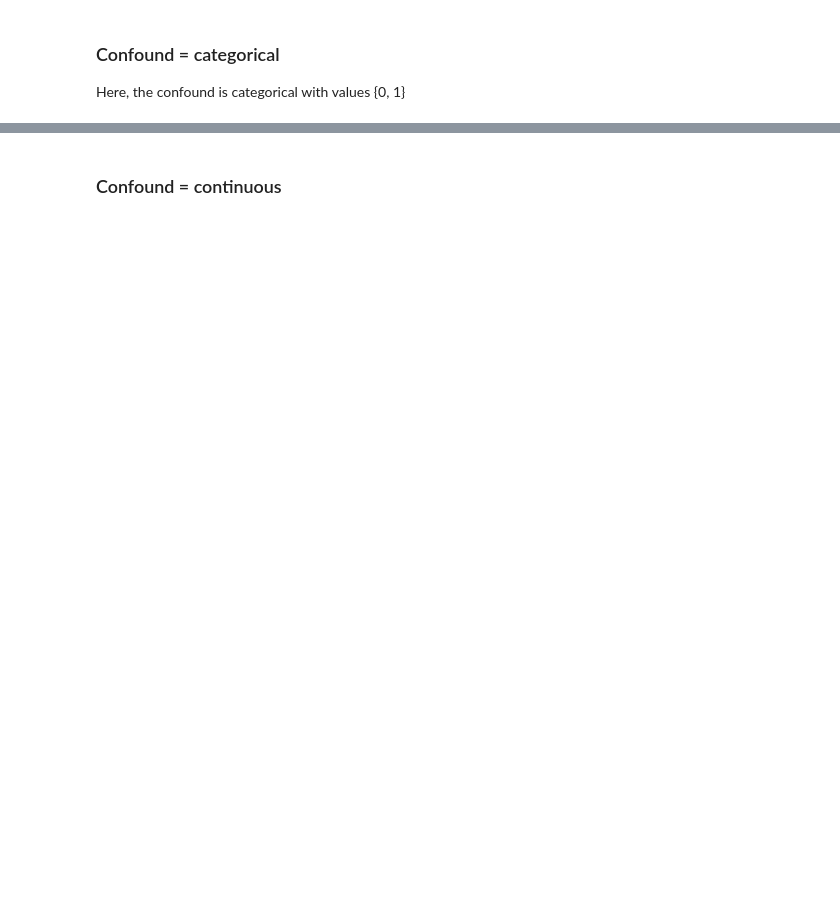
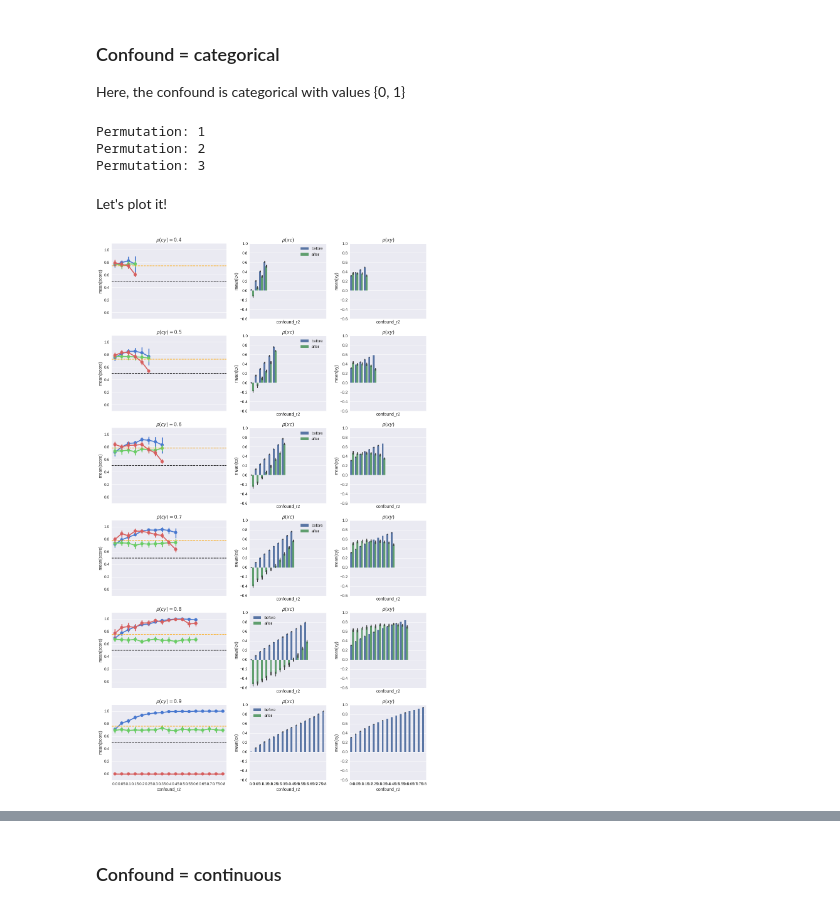
Before and after one commit to lukassnoek/MVCA, a Jupyter notebook: analyses/simulation/simulation_counterbalancing_vs_regression.ipynb, the cells around one changed output, grey strips where cells are left out. Drawn from its saved outputs; the diff is of its cells as text; code cells hidden in the pictures; blank space fills up the shorter version.

```diff
--- a/analyses/simulation/simulation_counterbalancing_vs_regression.ipynb
+++ b/analyses/simulation/simulation_counterbalancing_vs_regression.ipynb
@@ -426,14 +430,14 @@ def run_with_counterbalancing(X, y, c, pipeline, n_splits, arg_dict,
         corrs_xc_after = np.zeros_like(corrs_xc_before)
         corrs_xy_after = np.zeros_like(corrs_xy_before)
         results_corr['cx'] = np.concatenate((corrs_xc_before, corrs_xc_after))
-        results_corr['cy'] = np.concatenate((corrs_xy_before, corrs_xy_after))
+        results_corr['xy'] = np.concatenate((corrs_xy_before, corrs_xy_after))
         return results, results_corr
 
     X, y, c = X[skf.subsample_idx], y[skf.subsample_idx], c[skf.subsample_idx]
     corrs_xc_after = np.array([pearsonr(c, X[:, i])[0] for i in range(X.shape[1])])
-    corrs_xy_after = np.array([pearsonr(c, X[:, i])[0] for i in range(X.shape[1])])
+    corrs_xy_after = np.array([pearsonr(y, X[:, i])[0] for i in range(X.shape[1])])
     results_corr['cx'] = np.concatenate((corrs_xc_before, corrs_xc_after))
-    results_corr['cy'] = np.concatenate((corrs_xy_before, corrs_xy_after))
+    results_corr['xy'] = np.concatenate((corrs_xy_before, corrs_xy_after))
 
     scores = np.zeros(n_splits)
 
@@ -491,3 +502,77 @@ And we'll vary the following parameter:
 # %% [markdown]
 ### Confound = categorical
 Here, the confound is categorical with values {0, 1}
+# %%
+permutations = 3
+
+data_args = dict(n_samp=240, k_feat=5, c_type='categorical', corr_cy=None,
+                 signal_r2=0.1, confound_r2=None, verbose=False)
+
+corr_cy_vec = [0.4, 0.5, 0.6, 0.7, 0.8, 0.9]
+confound_r2_vecs = [np.arange(0, corr_cy**2 - (corr_cy**2 * 100 % 5 / 100) + 0.05, 0.05)
+                    for corr_cy in corr_cy_vec]
+baseline_scores = np.zeros((permutations, len(corr_cy_vec)))
+
+results_sce1 = []
+results_corr_sce1 = []
+for perm in np.arange(permutations):
+
+    print("Permutation: %i" % (perm + 1))
+
+    for i, corr_cy in enumerate(corr_cy_vec):
+        data_args.update(corr_cy=corr_cy)
+        data_args.update(confound_r2=None)
+        Xbase, ybase = generate_data(**data_args)
+        baseline_scores[perm, i] = cross_val_score(pipeline, Xbase, ybase, cv=n_splits).mean()
+
+        confound_r2_vec = confound_r2_vecs[i]
+        for ii, confound_r2 in enumerate(confound_r2_vec):
+            data_args.update(confound_r2=confound_r2)
+            X, y, c = generate_data(**data_args)
+            results_sce1.append(run_without_confound_control(X, y, c, pipeline, n_splits, data_args))
+            results_sce1.append(run_with_confound_regression(X, y, c, pipeline, n_splits, data_args))
+            res, corrs = run_with_counterbalancing(X, y, c, pipeline, n_splits, data_args)
+            results_corr_sce1.append(corrs)
+            results_sce1.append(res)
+# %% [output]
+Permutation: 1
+Permutation: 2
+Permutation: 3
+# %% [markdown]
+Let's plot it!
+# %%
+sns.set(font_scale=1.25)
+df_sce1 = pd.concat(results_sce1)
+df_corrs_sce1 = pd.concat(results_corr_sce1)
+fig, axes = plt.subplots(6, 3, figsize=(15, 25), gridspec_kw={'width_ratios': [1.5, 1, 1]},
+                         sharex=True, sharey=False)
+
+for i in range(len(axes)):
+    tmp = df_sce1[df_sce1.corr_cy == corr_cy_vec[i]]
+    axes[i][0].set_title(r"$\rho(cy) = %.1f$" % corr_cy_vec[i])
+    g = sns.pointplot(x='confound_r2', y='score', hue='method',
+                   data=tmp, size=5, aspect=2,
+                   palette="muted", ax=axes[i][0])
+    g.legend_.remove()
+
+    if i != len(axes) - 1:
+        axes[i][0].set_xlabel('')
+
+    g.set_ylim((-0.1, 1.1))
+    axes[i][0].axhline(y=0.5, c='black', ls='--')
+    axes[i][0].axhline(y=baseline_scores[:, i].mean(), c='orange', ls='--')
+
+    tmp = df_corrs_sce1[df_corrs_sce1.corr_cy == corr_cy_vec[i]]
+    axes[i][1].set_title(r'$\rho(xc)$')
+    g = sns.barplot(x="confound_r2", y="cx", hue="before_after", data=tmp, ax=axes[i][1])
+    g.legend_.remove()
+    axes[i][1].legend(loc='best')
+    axes[i][2].set_title(r'$\rho(xy)$')
+    g.set_ylim((-0.6, 1))
+    g = sns.barplot(x="confound_r2", y="xy", hue="before_after", data=tmp, ax=axes[i][2])
+    g.legend_.remove()
+    g.set_ylim((-0.6, 1))
+
+fig.tight_layout()
+# %% [output]
+[figure, added]
```
Also changed, not shown: parts of 35 cells of this notebook.
